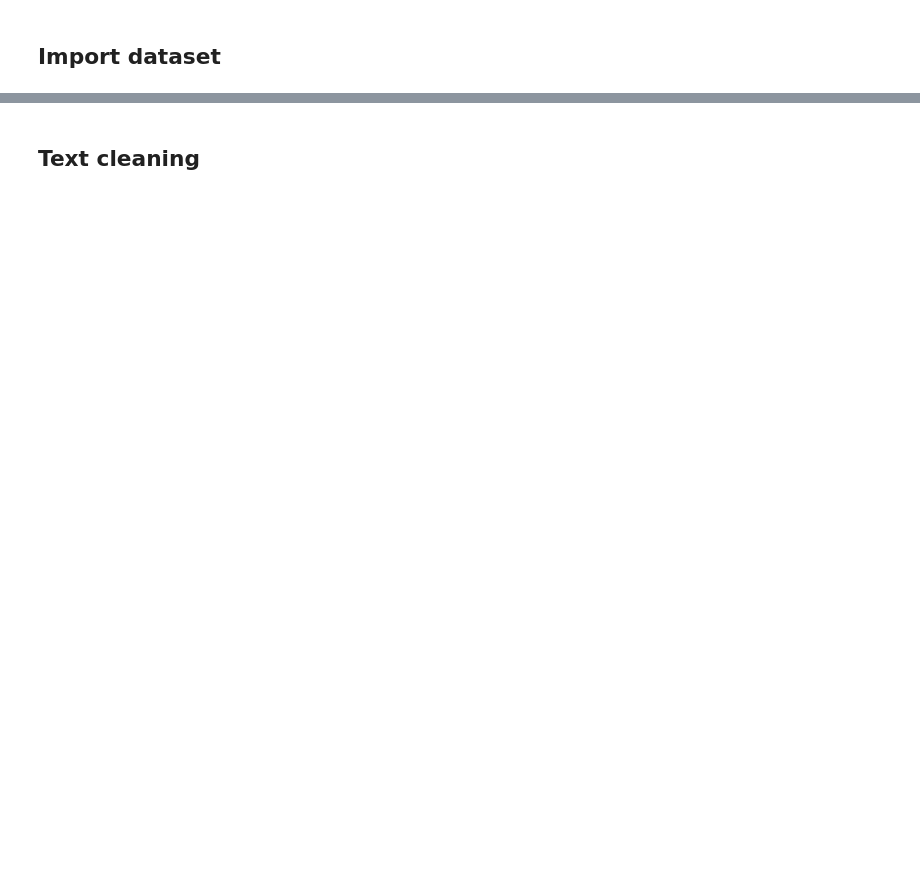
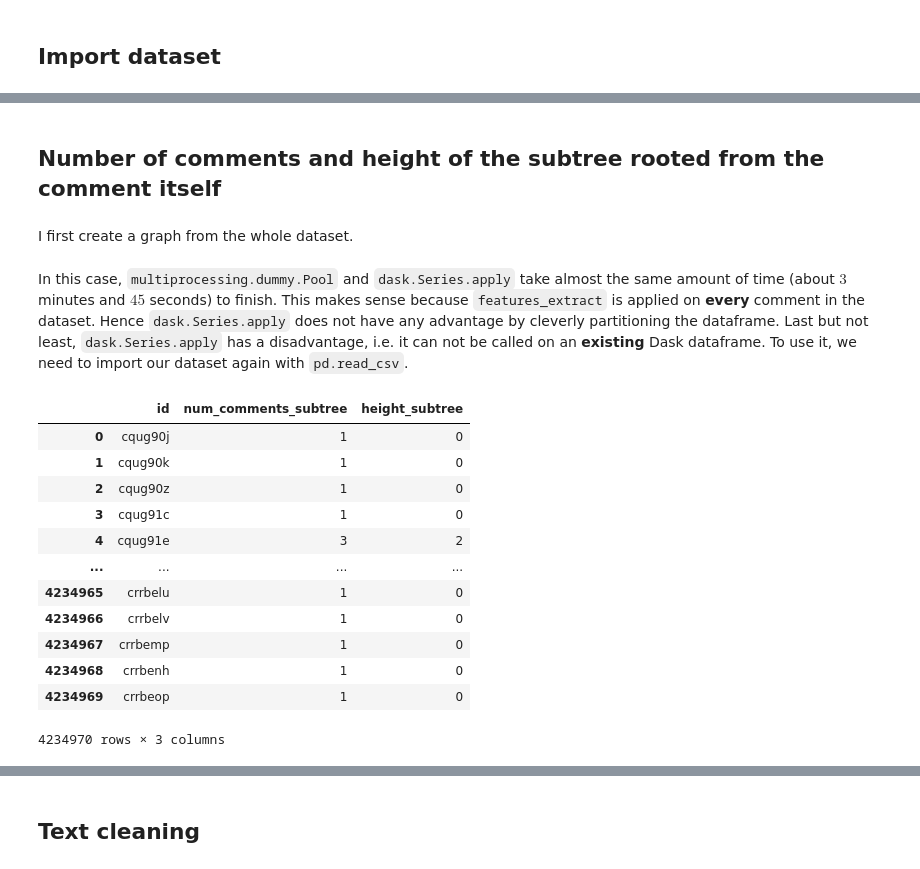
Before and after one commit to nershman/AskRedditScorePrediction, a Jupyter notebook: project_reddit.ipynb, the cells around one changed output, grey strips where cells are left out. Saved outputs shown, nothing was run; the diff lists cells and outputs as text; code cells hidden in the pictures; blank space fills up the shorter version.

```diff
--- a/project_reddit.ipynb
+++ b/project_reddit.ipynb
@@ -14,2 +13,23 @@ path = 'E:\\M2 EconStat\\Web Mining\\Project\\comments_students.csv'
+# %%
+import pandas as pd
+import numpy as np
+import string, unidecode, re, os, json, time, scipy.sparse
+import matplotlib as plt
+import networkx as nx
+from networkx.algorithms.traversal.depth_first_search import dfs_tree
+from dask.distributed import Client
+import dask.dataframe as dd
+from nltk.corpus import stopwords
+from nltk.stem.lancaster import LancasterStemmer as stemmer
+from multiprocessing import dummy
+from sklearn.feature_extraction.text import TfidfVectorizer
+from sklearn.ensemble import RandomForestRegressor
+from xgboost import XGBRegressor
+from sklearn.metrics import mean_absolute_error
+from sklearn.feature_selection import VarianceThreshold
+
+core = os.cpu_count() - 1
+client = Client(n_workers = core, threads_per_worker = 1, memory_limit = '25GB')
+P = dummy.Pool(processes = core)
 # %% [markdown]
 ## Import dataset
@@ -18,0 +197,4 @@ df2 = df.sort_values('ups', ascending = False, ignore_index = True)
+# %% [markdown]
+## Number of comments and height of the subtree rooted from the comment itself
+# %% [markdown]
+I first create a graph from the whole dataset.
@@ -18,0 +206,26 @@ df2 = df.sort_values('ups', ascending = False, ignore_index = True)
+# %% [markdown]
+In this case, `multiprocessing.dummy.Pool` and `dask.Series.apply` take almost the same amount of time (about $3$ minutes and $45$ seconds) to finish. This makes sense because `features_extract` is applied on **every** comment in the dataset. Hence `dask.Series.apply` does not have any advantage by cleverly partitioning the dataframe. Last but not least, `dask.Series.apply` has a disadvantage, i.e. it can not be called on an **existing** Dask dataframe. To use it, we need to import our dataset again with `pd.read_csv`.
+# %%
+def features_extract(r):
+    subtree = dfs_tree(G, r)
+    num_comment = subtree.number_of_nodes()
+    height_subtree = nx.dag_longest_path_length(subtree)
+    return [r, num_comment, height_subtree]
+
+result2 = P.map(features_extract, df.id)
+result2 = pd.DataFrame(result2, columns = ['id', 'num_comments_subtree', 'height_subtree'])
+result2
+# %% [output]
+|  | id | num_comments_subtree | height_subtree |
+| 0 | cqug90j | 1 | 0 |
+| 1 | cqug90k | 1 | 0 |
+| 2 | cqug90z | 1 | 0 |
+| 3 | cqug91c | 1 | 0 |
+| 4 | cqug91e | 3 | 2 |
+| ... | ... | ... | ... |
+| 4234965 | crrbelu | 1 | 0 |
+| 4234966 | crrbelv | 1 | 0 |
+| 4234967 | crrbemp | 1 | 0 |
+| 4234968 | crrbenh | 1 | 0 |
+| 4234969 | crrbeop | 1 | 0 |
+4234970 rows × 3 columns
```
Also changed, not shown: parts of 52 cells of this notebook, 1 other file.
